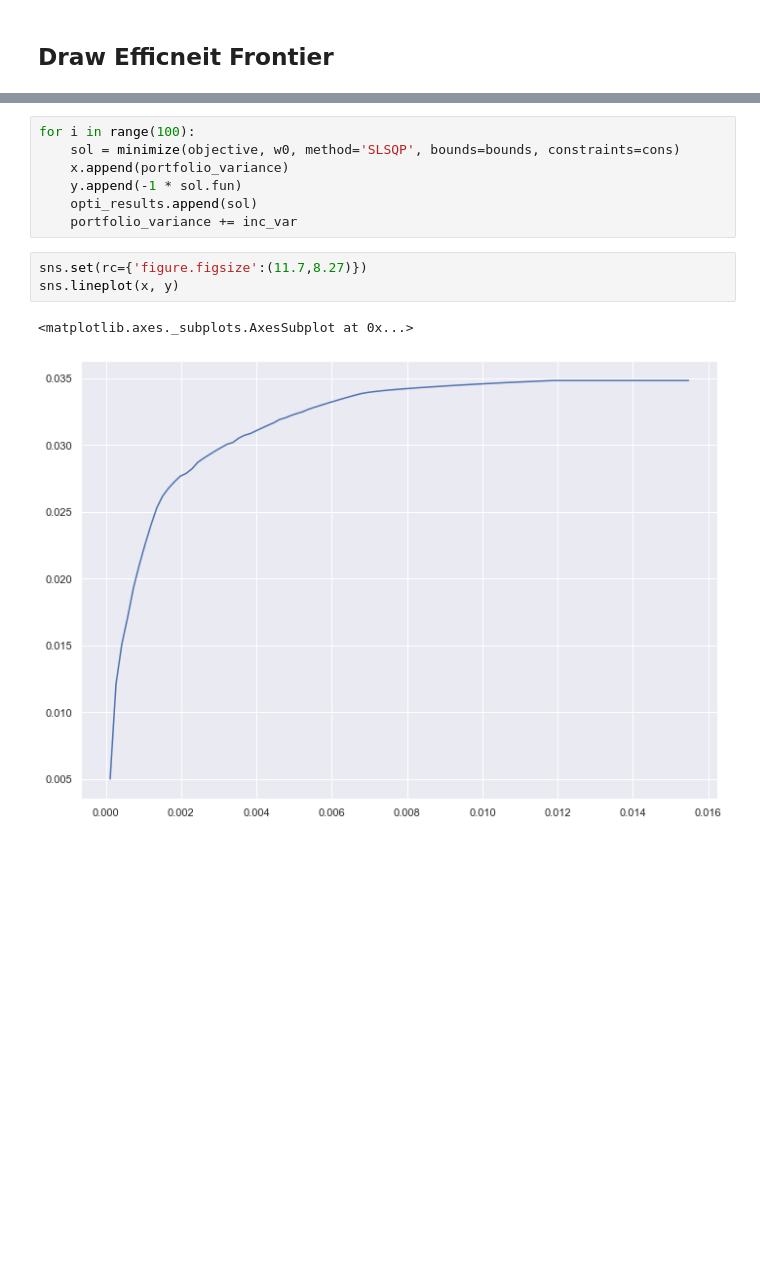
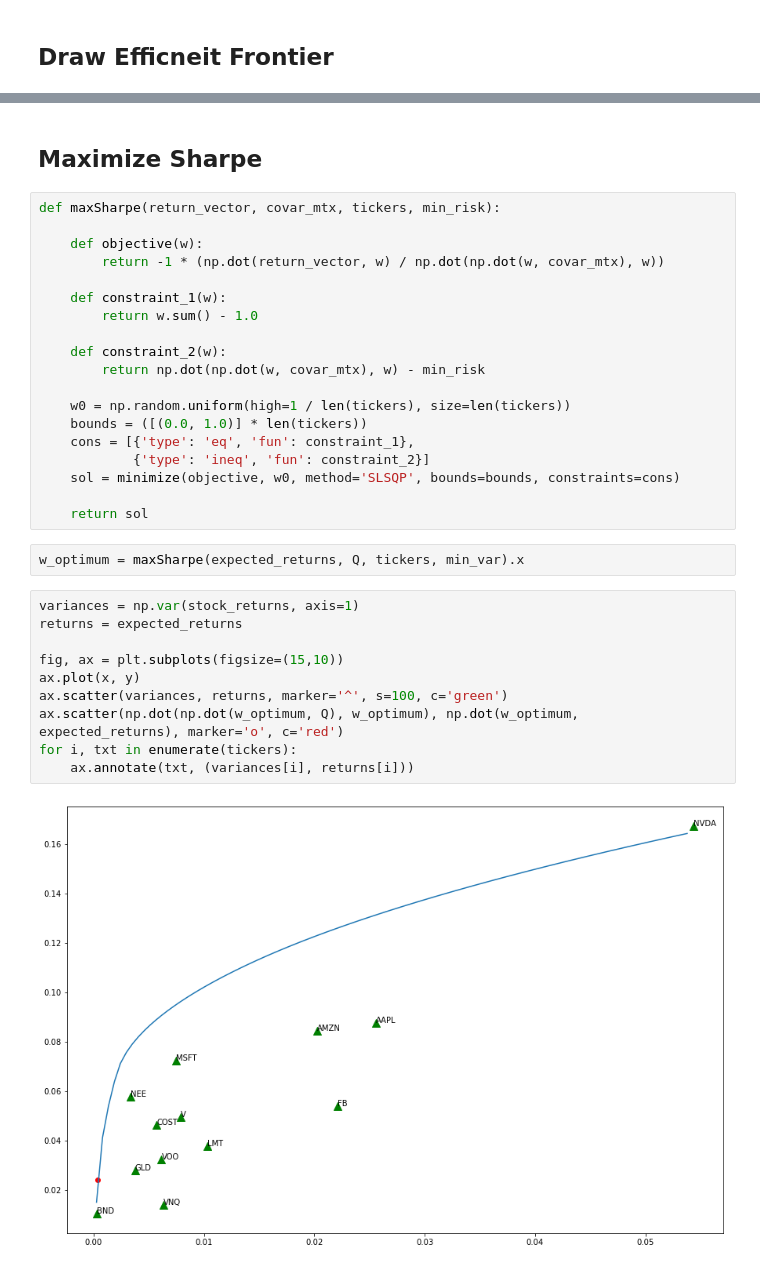
Before and after one commit to markczhang/portfolio_optimization, a Jupyter notebook: draw efficient frontier.ipynb, the cells around one changed output, grey strips where cells are left out. Drawn from its saved outputs; the diff is of its cells as text; blank space fills up the shorter version.

Commit message:
Now able to show max sharpe portfolio on the frontier

```diff
--- a/draw efficient frontier.ipynb
+++ b/draw efficient frontier.ipynb
@@ -72,13 +83,35 @@ opti_results = list()
-# %%
-for i in range(100):
-    sol = minimize(objective, w0, method='SLSQP', bounds=bounds, constraints=cons)
-    x.append(portfolio_variance)
-    y.append(-1 * sol.fun)
-    opti_results.append(sol)
-    portfolio_variance += inc_var
-# %%
-sns.set(rc={'figure.figsize':(11.7,8.27)})
-sns.lineplot(x, y)
-# %% [output]
-<matplotlib.axes._subplots.AxesSubplot at 0x...>
-[figure, removed]
+# %% [markdown]
+## Maximize Sharpe
+# %%
+def maxSharpe(return_vector, covar_mtx, tickers, min_risk):
+
+    def objective(w):
+        return -1 * (np.dot(return_vector, w) / np.dot(np.dot(w, covar_mtx), w))
+
+    def constraint_1(w):
+        return w.sum() - 1.0
+
+    def constraint_2(w):
+        return np.dot(np.dot(w, covar_mtx), w) - min_risk
+
+    w0 = np.random.uniform(high=1 / len(tickers), size=len(tickers))
+    bounds = ([(0.0, 1.0)] * len(tickers))
+    cons = [{'type': 'eq', 'fun': constraint_1},
+            {'type': 'ineq', 'fun': constraint_2}]
+    sol = minimize(objective, w0, method='SLSQP', bounds=bounds, constraints=cons)
+
+    return sol
+# %%
+w_optimum = maxSharpe(expected_returns, Q, tickers, min_var).x
+# %%
+variances = np.var(stock_returns, axis=1)
+returns = expected_returns
+
+fig, ax = plt.subplots(figsize=(15,10))
+ax.plot(x, y)
+ax.scatter(variances, returns, marker='^', s=100, c='green')
+ax.scatter(np.dot(np.dot(w_optimum, Q), w_optimum), np.dot(w_optimum, expected_returns), marker='o', c='red')
+for i, txt in enumerate(tickers):
+    ax.annotate(txt, (variances[i], returns[i]))
+# %% [output]
+[figure, added]
```
Also changed, not shown: parts of 4 cells of this notebook.
